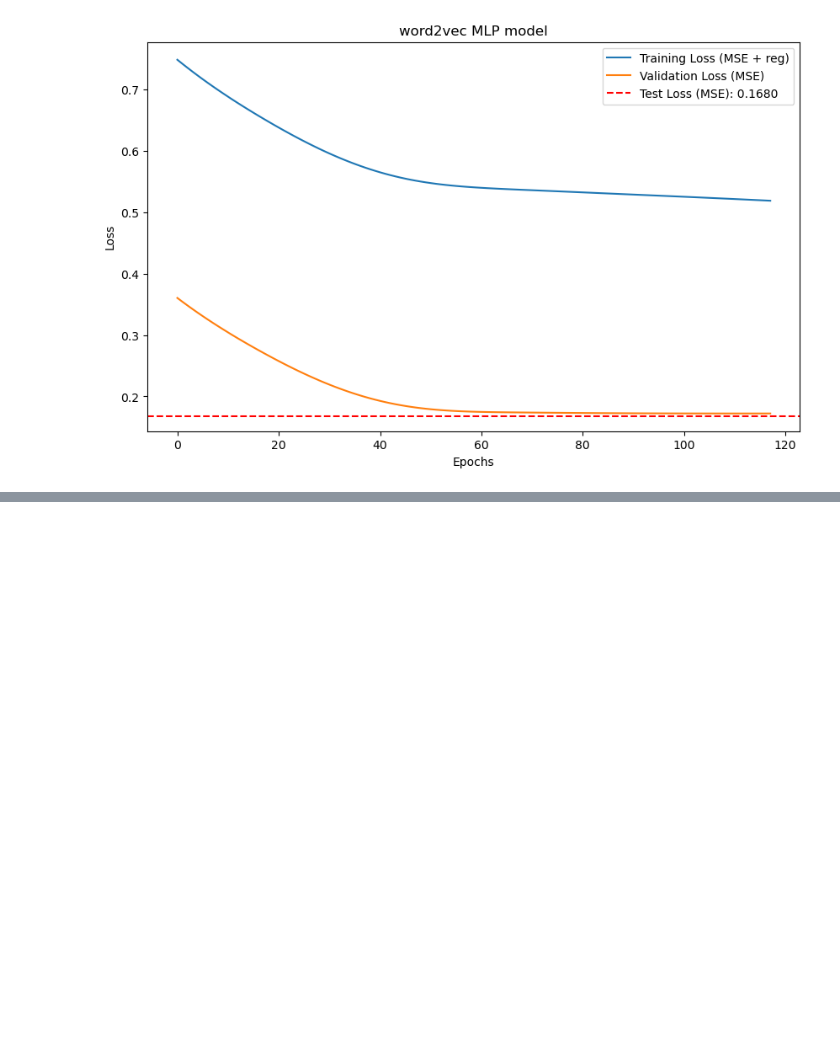
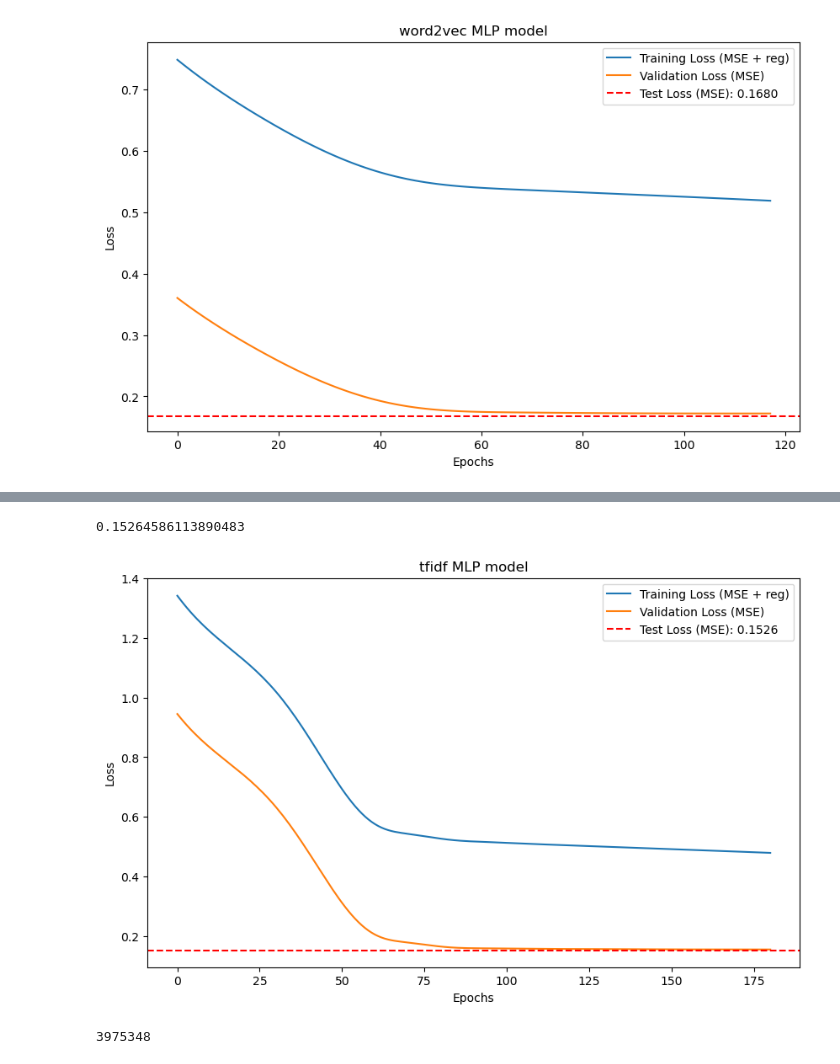
Before and after one commit to weixiao-zhan/CSE258_assignment2, a Jupyter notebook: regression_mlp.ipynb, the cells around one changed output, grey strips where cells are left out. Cells and saved outputs as stored; diff of their text form; code cells hidden in the pictures; blank space fills up the shorter version.

```diff
--- a/regression_mlp.ipynb
+++ b/regression_mlp.ipynb
@@ -210,0 +239,33 @@ torch.save(best_w2v_model, "best_w2v_model.ckpt")
+# %%
+documents = [] # get has vote documents
+for d, b in zip(documents_raw, has_vote):
+    if b:
+        documents.append(d)
+len(documents)
+# %%
+tfidf_vectorizer = TfidfVectorizer(stop_words='english', max_features=300)
+tfidf_vectorizer.fit( [documents[i] for i in indices_train])
+tfidf = tfidf_vectorizer.transform(documents).toarray()
+# %%
+# Create the model instance
+best_tfidf_model = None
+best_lambda = None
+best_val_loss = float("inf")
+
+D =  [userID, itemID, day, tfidf, vote]
+for lambda_reg in [0.00015848931924611142]: #np.logspace(-5,1,6):
+    for hidden_dim in [21]: #np.logspace(1,2,4):
+        for embedding_dim in [10]: # np.logspace(0,2,5):
+            hidden_dim, embedding_dim = int(hidden_dim), int(embedding_dim)
+
+            tfidf_model = text_MLP(num_user, num_item, hidden_dim=hidden_dim, embedding_dim=embedding_dim, lambda_reg=lambda_reg)
+            val_loss = tfidf_model.fit(
+                [f[indices_train] for f in D],
+                [f[indices_val] for f in D],
+                lr =0.001, num_epochs=1000
+            )
+            if val_loss < best_val_loss:
+                best_val_loss = val_loss
+                best_tfidf_model = tfidf_model
+                best_lambda = (lambda_reg, hidden_dim, embedding_dim)
+print(best_lambda)
@@ -210,0 +280,18 @@ torch.save(best_w2v_model, "best_w2v_model.ckpt")
+# %%
+prediction_test = best_tfidf_model.forward(
+    torch.tensor(userID[indices_test], device=device),
+    torch.tensor(itemID[indices_test], device=device),
+    torch.tensor(day[indices_test], device=device, dtype=torch.float),
+    torch.tensor(tfidf[indices_test], device=device, dtype=torch.float)
+).cpu().detach().numpy()
+test_loss = mean_squared_error(vote[indices_test], prediction_test)
+print(test_loss)
+plot(best_tfidf_model.log_loss, best_tfidf_model.log_val_loss, test_loss, "tfidf MLP model")
+# %% [output]
+0.15264586113890483
+[figure, added]
+# %%
+print(model_size(best_tfidf_model))
+torch.save(best_tfidf_model, "best_tfidf_model.ckpt")
+# %% [output]
+3975348
```
Also changed, not shown: parts of 14 cells of this notebook, 1 other file.
